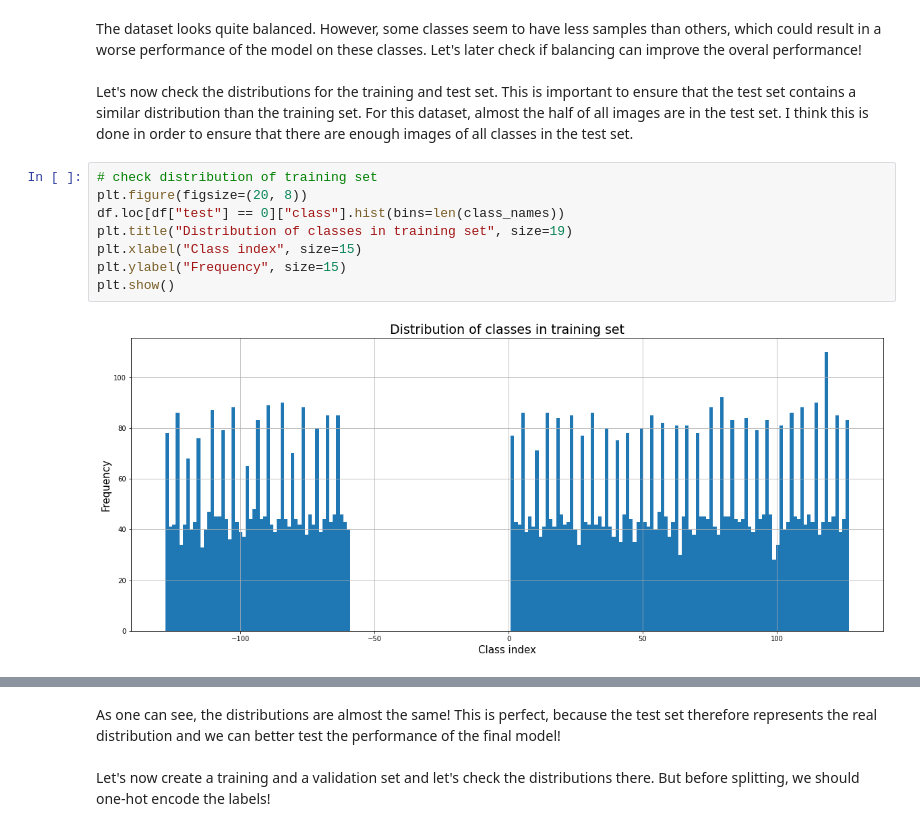
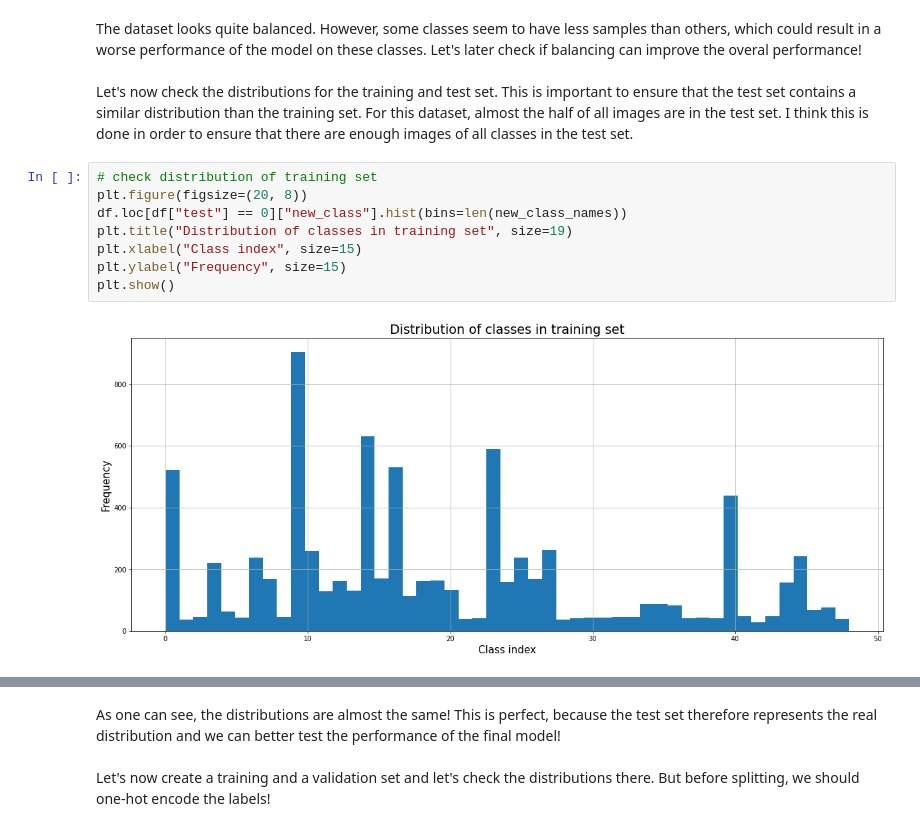
Before and after one commit to patrickbrus/IBM_Machine_Learning_Professional, a Jupyter notebook: Deep_Learning/DeepLearning_Project.ipynb, the cells around one changed output, grey strips where cells are left out. Drawn from its saved outputs; the diff is of its cells as text.

```diff
--- a/Deep_Learning/DeepLearning_Project.ipynb
+++ b/Deep_Learning/DeepLearning_Project.ipynb
@@ -356,13 +320,13 @@ Let's now check the distributions for the training and test set. This is importa
 # %%
 # check distribution of training set
 plt.figure(figsize=(20, 8))
-df.loc[df["test"] == 0]["class"].hist(bins=len(class_names))
+df.loc[df["test"] == 0]["new_class"].hist(bins=len(new_class_names))
 plt.title("Distribution of classes in training set", size=19)
 plt.xlabel("Class index", size=15)
 plt.ylabel("Frequency", size=15)
 plt.show()
 # %% [output]
-[figure, old version]
+[figure, new version]
 # %%
 # check distribution of training set
 plt.figure(figsize=(20, 8))
```
Also changed, not shown: parts of 32 cells of this notebook.
